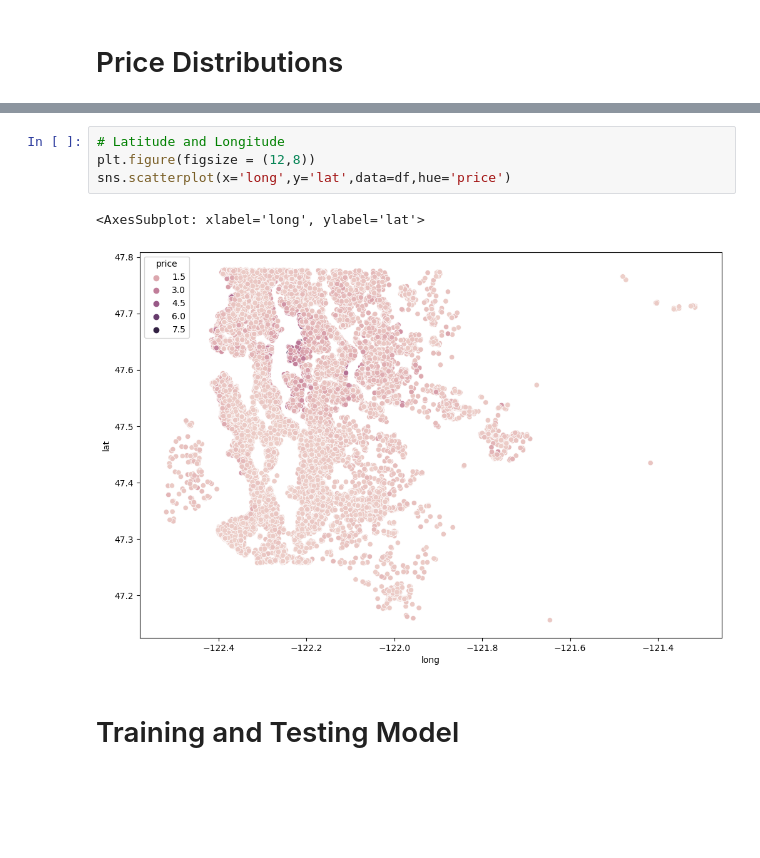
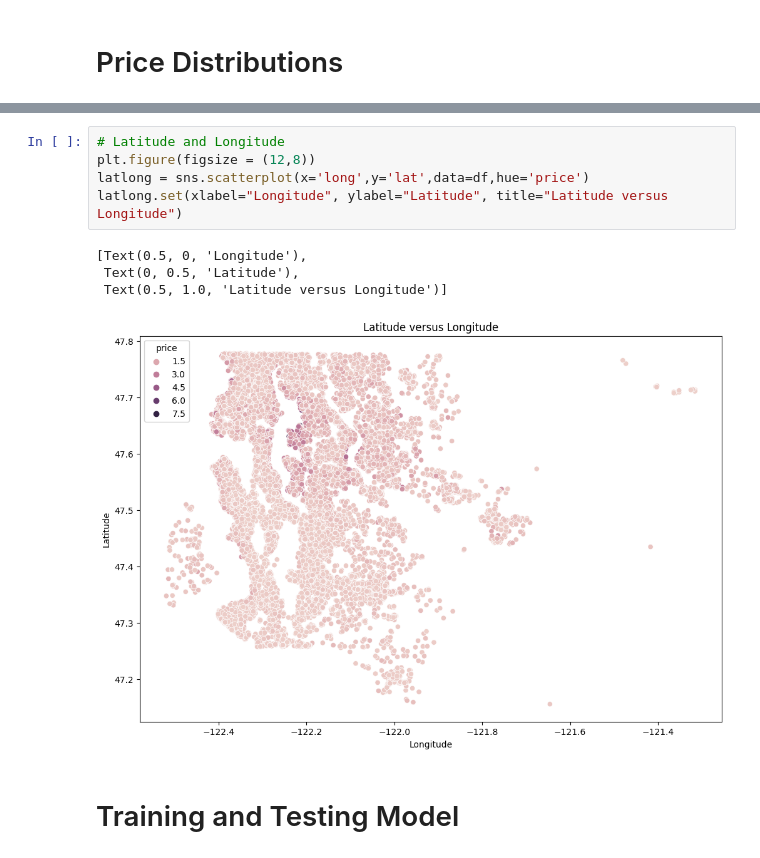
Before and after one commit to khuynh436/Housing-Price-Predictions, a Jupyter notebook: main.ipynb, the cells around one changed output, grey strips where cells are left out. Cells and saved outputs as stored; diff of their text form; blank space fills up the shorter version.

Commit message:
Added labels and titles

```diff
--- a/main.ipynb
+++ b/main.ipynb
@@ -178,9 +171,12 @@ sns.scatterplot(x = "sqft_living", y = "price", data = df)
 # %%
 # Latitude and Longitude
 plt.figure(figsize = (12,8))
-sns.scatterplot(x='long',y='lat',data=df,hue='price')
+latlong = sns.scatterplot(x='long',y='lat',data=df,hue='price')
+latlong.set(xlabel="Longitude", ylabel="Latitude", title="Latitude versus Longitude")
 # %% [output]
-<AxesSubplot: xlabel='long', ylabel='lat'>
+[Text(0.5, 0, 'Longitude'),
+ Text(0, 0.5, 'Latitude'),
+ Text(0.5, 1.0, 'Latitude versus Longitude')]
-[figure, old version]
+[figure, new version]
 # %% [markdown]
 # Training and Testing Model
```
Also changed, not shown: parts of 5 cells of this notebook.
